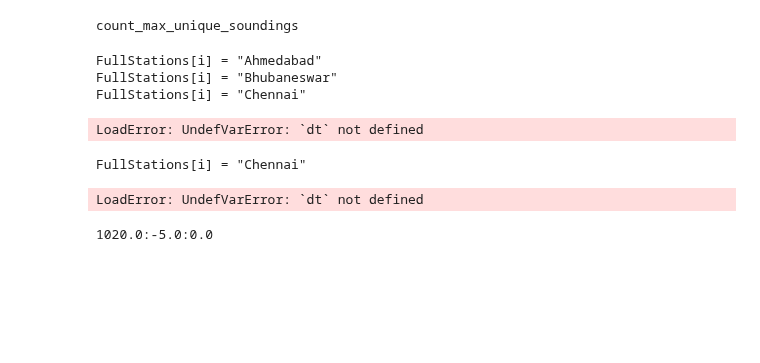
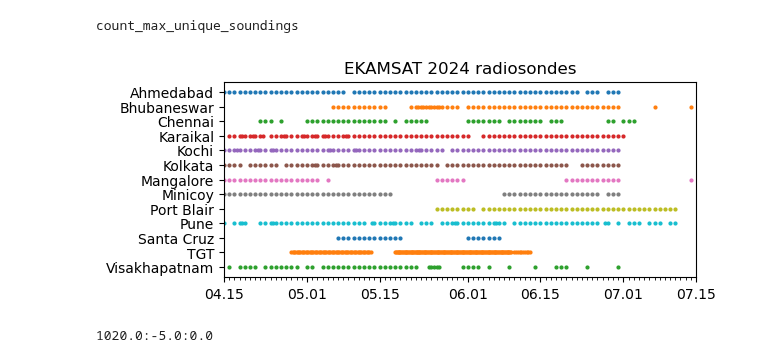
Before and after one commit to deszoeke/ASTRAL-soundings, a Jupyter notebook: src/read_imd_txt.ipynb, the cells around one changed output. Cells and saved outputs as stored; diff of their text form; code cells hidden in the pictures; blank space fills up the shorter version.

```diff
--- a/src/read_imd_txt.ipynb
+++ b/src/read_imd_txt.ipynb
@@ -83,59 +83,50 @@ end
 
 # read standard named files or folders in the station's root directory
 function soundingfiles(stationdir; reldatapath=reldatapath)
-    pattern = r"((^EKAMSAT(\d{12})$)|((?i)(May|Standard_Summary|Standard-Summary|Standard Summary).*(\.txt)$(?-i)))"
+    pattern = r"(^EKAMSAT(\d{12}))|((?i)\d+(May|Standard_Summary|Standard-Summary|Standard Summary).*(\.txt)$(?-i))|(\d{8}-\d\d-Standard( |-|_)Summary.txt)"
     fltfn(file) = occursin(pattern, file)
     #f = occursin(r"((EKAMSAT(\d{12}))|((?i)(May|Standard_Summary|Standard-Summary|Standard Summary).*(\.txt)$(?-i)))")
     # filter(f, readdir(joinpath(reldatapath, stationdir)) )
     matching_files = filter(fltfn, readdir(joinpath(reldatapath, stationdir)))
 end
 # remove duplicate times uniqueidx(v) = unique(i -> v[i], eachindex(v))
 uniqueidx(v) = unique(i -> v[i], eachindex(v))
 
 
 # Gantt chart of times of IMD soundings
 mdates = PyPlot.matplotlib.dates
 datefmt = mdates.DateFormatter("%m.%d")
 
 clf()
+subplot(2,1,1)
 for i in eachindex(FullStations)
-    @show FullStations[i]
     stationdir = pathstation(FullStations[i])
     files = soundingfiles( stationdir )
     fdt = imd_file_date.(files)
     fdtrnd = round.(fdt, Dates.Hour(3))
     ui = uniqueidx(fdtrnd)
     # fdt[ui] # exact datetimes with duplicates removed
     ord = sortperm(fdt[ui]) # guarantees ascending order
     # collect(zip(fdt[ui[ord]], files[ui[ord]]))
 
     plot(fdt[ui[ord]], i.+zeros(length(ord)), marker=".", markersize=4, linestyle="none")
 end
 
 xlim([Date(2024,4,15), Date(2024,7,15)])
-ylim([i-0.7, 0.7])
-yticks(1:i, FullStations)
+#xticks(Date(2024,4,15):Date(2024,7,15))
+ylim([length(FullStations)+0.7, 0.3])
+yticks(eachindex(FullStations), FullStations)
 
 ax = gca()
 ax.xaxis.set_major_formatter(datefmt)
+ax.xaxis.set_minor_locator(mdates.DayLocator())
+title("EKAMSAT 2024 radiosondes")
+
+tight_layout()
+savefig("radiosonde_EKAMSAT_Gantt.pdf", format="pdf", backend="PDF")
+savefig("radiosonde_EKAMSAT_Gantt.png", dpi=300)
 # %% [output]
-FullStations[i] = "Ahmedabad"
-FullStations[i] = "Bhubaneswar"
-FullStations[i] = "Chennai"
-LoadError: UndefVarError: `dt` not defined
+[figure, added]
-# %%
-i=3
-@show FullStations[i]
-stationdir = pathstation(FullStations[i])
-files = soundingfiles( stationdir )
-fdt = imd_file_date.(files)
-# fdtrnd = round.(fdt, Dates.Hour(3))
-# ui = uniqueidx(fdtrnd)
-# # fdt[ui] # exact datetimes with duplicates removed
-# ord = sortperm(fdt[ui]) # guarantees ascending order
-# %% [output]
-FullStations[i] = "Chennai"
-LoadError: UndefVarError: `dt` not defined
 # %%
 # test that the file names are readable for all stations
 
```
